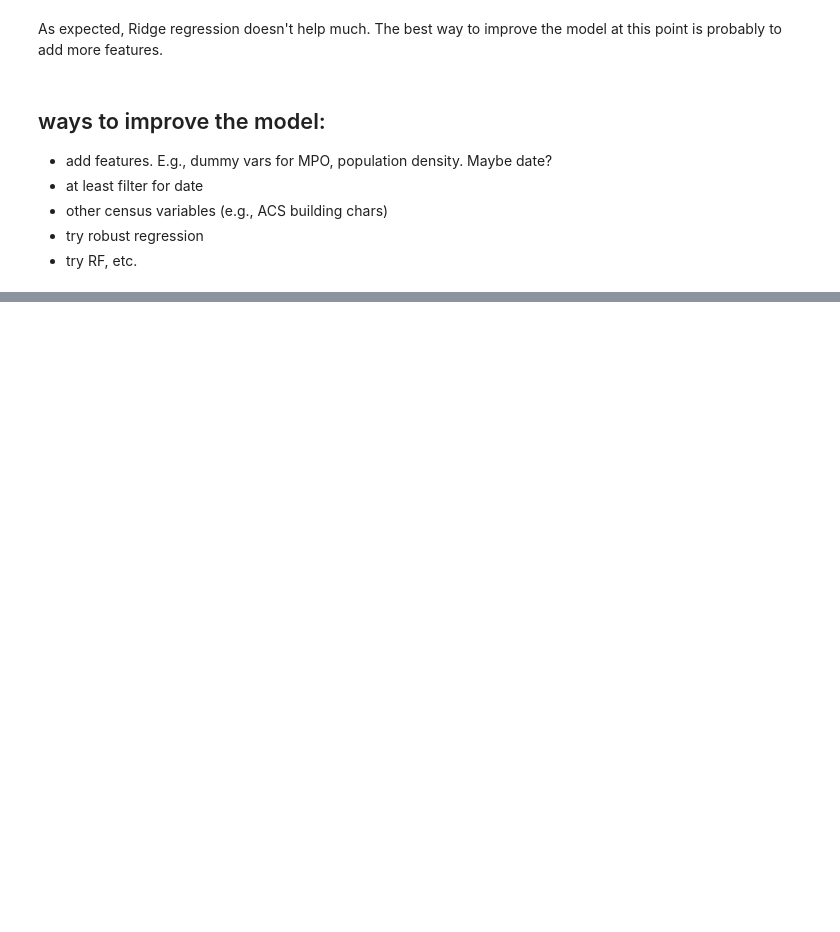
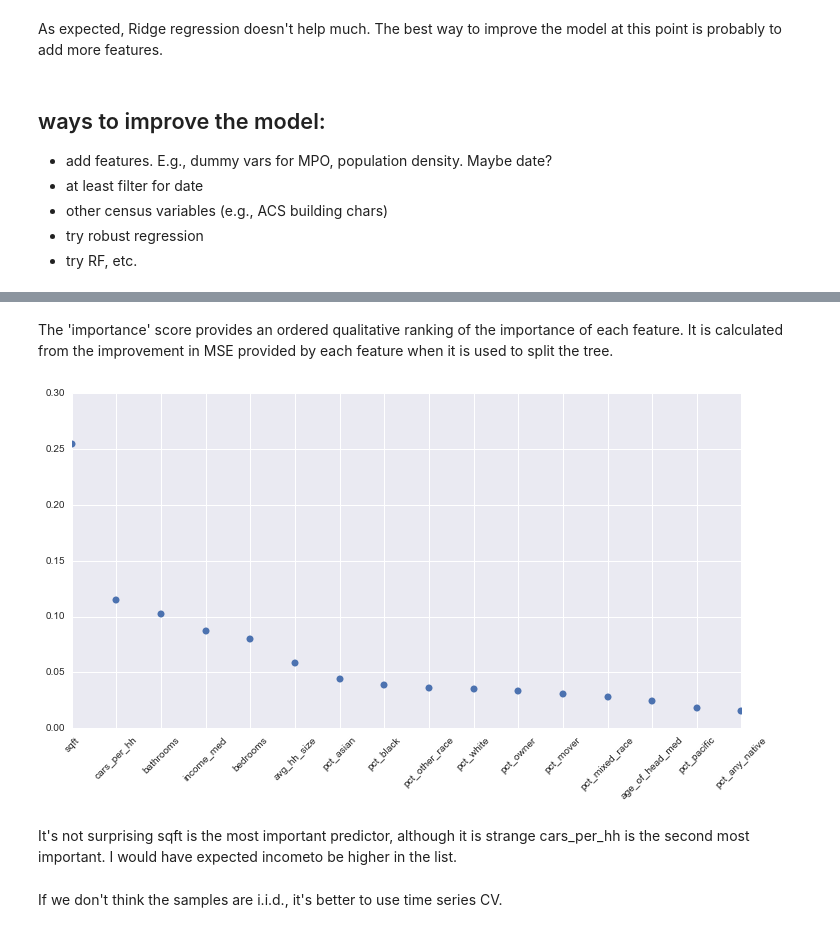
Before and after one commit to lrayle/rental-listings-census, a Jupyter notebook: src/rental_listings_explore.ipynb, the cells around one changed output, grey strips where cells are left out. Saved outputs shown, nothing was run; the diff lists cells and outputs as text; code cells hidden in the pictures; blank space fills up the shorter version.

```diff
--- a/src/rental_listings_explore.ipynb
+++ b/src/rental_listings_explore.ipynb
@@ -312,0 +461,13 @@ The best way to improve the model at this point is probably to add more features
+# %%
+# prepare the data
+x_cols = ['bedrooms','bathrooms', 'sqft','age_of_head_med', 'income_med','pct_white', 'pct_black', 'pct_any_native', 'pct_asian', 'pct_pacific',
+       'pct_other_race', 'pct_mixed_race', 'pct_mover', 'pct_owner', 'avg_hh_size', 'cars_per_hh']
+y_col = 'ln_rent'
+
+print(len(x_cols))
+
+df_X = data_notnull[x_cols]
+df_y = data_notnull[y_col]
+print(df_X.shape, df_y.shape)
+#df_all = pd.concat([data_notnull[x_cols],data_notnull[y_col]], axis=1)
+#df_all.shape
@@ -312,0 +480,6 @@ The best way to improve the model at this point is probably to add more features
+# %%
+# basic model to make sure it workds
+random_forest = RandomForestRegressor(n_estimators=10, criterion='mse', max_depth=None)
+random_forest.fit(df_X,df_y)
+y_predict = random_forest.predict(df_X)
+RMSE(df_y,y_predict)
@@ -312,0 +585,19 @@ The best way to improve the model at this point is probably to add more features
+# %% [markdown]
+The 'importance' score provides an ordered qualitative ranking of the importance of each feature. It is calculated from the improvement in MSE provided by each feature when it is used to split the tree.
+# %%
+# plot the importances
+rf_o = pd.DataFrame({'features':x_cols,'importance':random_forest.feature_importances_})
+rf_o= rf_o.sort_values(by='importance',ascending=False)
+
+
+plt.figure(1,figsize=(12, 6))
+plt.xticks(range(len(rf_o)), rf_o.features,rotation=45)
+plt.plot(range(len(rf_o)),rf_o.importance,"o")
+
+plt.show()
+# %% [output]
+[figure, added]
+# %% [markdown]
+It's not surprising sqft is the most important predictor, although it is strange cars_per_hh is the second most important. I would have expected incometo be higher in the list.
+# %% [markdown]
+If we don't think the samples are i.i.d., it's better to use time series CV.
```
Also changed, not shown: parts of 45 cells of this notebook, 1 other file.
